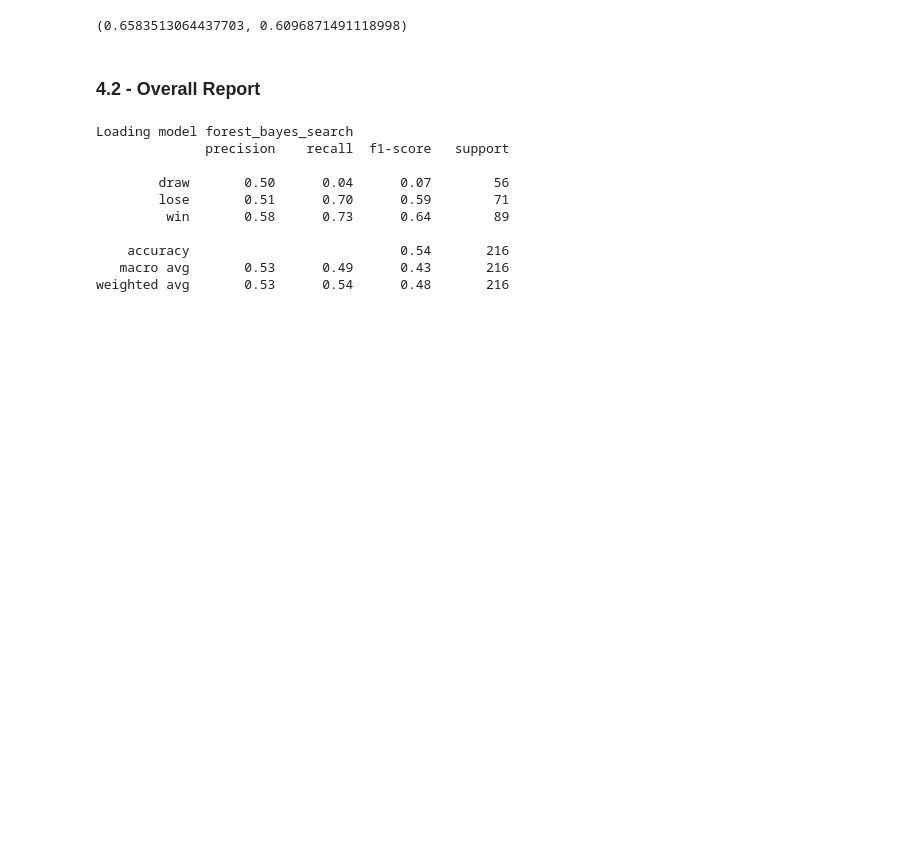
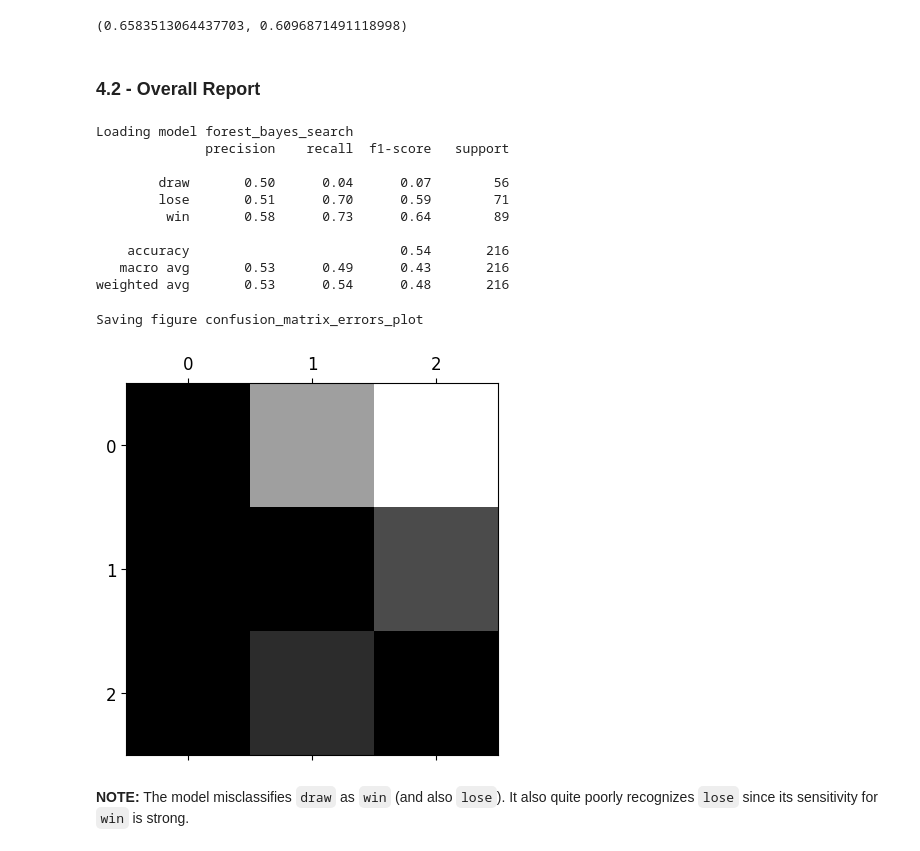
Before and after one commit to minhngt62/ds-epl-matches, a Jupyter notebook: notebooks/04_modelling.ipynb, the cells around one changed output. Saved outputs shown, nothing was run; the diff lists cells and outputs as text; code cells hidden in the pictures; blank space fills up the shorter version.

Commit message:
Error analysis for the best model (on full data)

```diff
--- a/notebooks/04_modelling.ipynb
+++ b/notebooks/04_modelling.ipynb
@@ -778,3 +779,17 @@ Loading model forest_bayes_search
     accuracy                           0.54       216
    macro avg       0.53      0.49      0.43       216
 weighted avg       0.53      0.54      0.48       216
+# %%
+# Error analysis
+conf_mx = confusion_matrix(y_prep, final_model.predict(X_prep))
+row_sums = conf_mx.sum(axis=1, keepdims=True)
+norm_conf_mx = conf_mx / row_sums
+
+np.fill_diagonal(norm_conf_mx, 0)
+plt.matshow(norm_conf_mx, cmap=plt.cm.gray) # row-actual/col-predicted
+save_fig("confusion_matrix_errors_plot")
+# %% [output]
+Saving figure confusion_matrix_errors_plot
+[figure, added]
+# %% [markdown]
+**NOTE:** The model misclassifies `draw` as `win` (and also `lose`). It also quite poorly recognizes `lose` since its sensitivity for `win` is strong.
```
Also changed, not shown: parts of 2 cells of this notebook, 1 other file.
